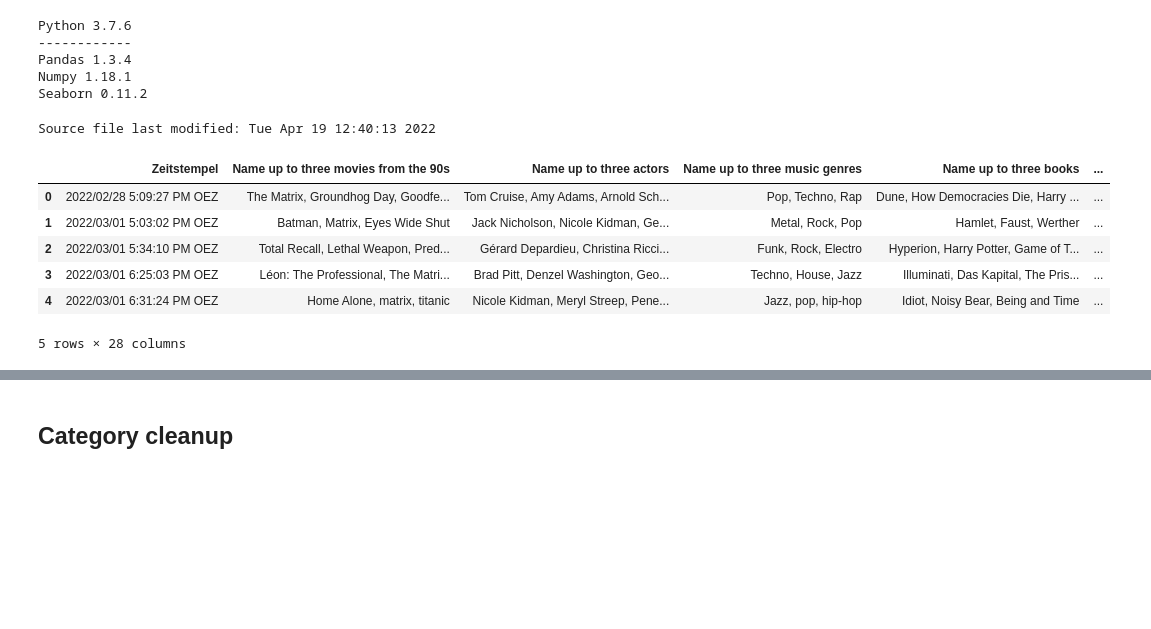
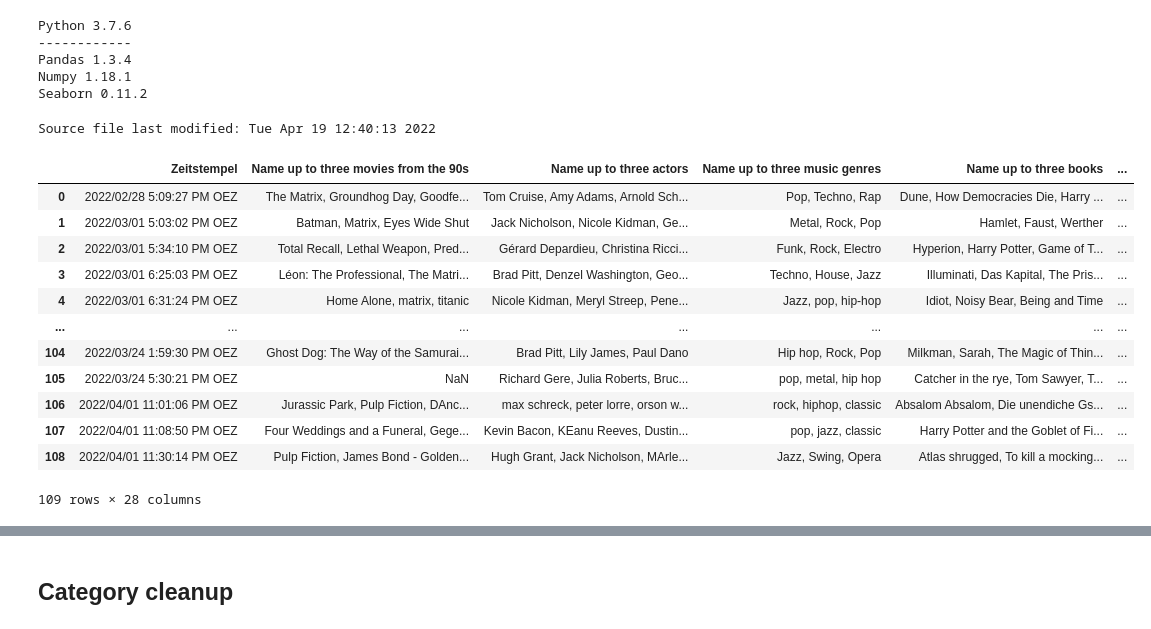
Before and after one commit to kevseitz/MAT, a Jupyter notebook: notebooks/Questionnaire_preprocessing.ipynb, the cells around one changed output, grey strips where cells are left out. Drawn from its saved outputs; the diff is of its cells as text; code cells hidden in the pictures; blank space fills up the shorter version.

```diff
--- a/notebooks/Questionnaire_preprocessing.ipynb
+++ b/notebooks/Questionnaire_preprocessing.ipynb
@@ -42,16 +42,22 @@ Seaborn 0.11.2
 # %%
 # load survey .csv-file
 df = pd.read_csv('../data/Survey_data_processed.csv', sep=';')
 
 # print last modification date of the survey file
 print("Source file last modified: %s" % time.ctime(os.path.getmtime('../data/Survey_data_processed.csv')))
-df.head()
+df
 # %% [output]
 Source file last modified: Tue Apr 19 12:40:13 2022
 |  | Zeitstempel | Name up to three movies from the 90s | Name up to three actors | Name up to three music genres | Name up to three books | ... |
 | 0 | 2022/02/28 5:09:27 PM OEZ | The Matrix, Groundhog Day, Goodfe... | Tom Cruise, Amy Adams, Arnold Sch... | Pop, Techno, Rap | Dune, How Democracies Die, Harry ... | ... |
 | 1 | 2022/03/01 5:03:02 PM OEZ | Batman, Matrix, Eyes Wide Shut | Jack Nicholson, Nicole Kidman, Ge... | Metal, Rock, Pop | Hamlet, Faust, Werther | ... |
 | 2 | 2022/03/01 5:34:10 PM OEZ | Total Recall, Lethal Weapon, Pred... | Gérard Depardieu, Christina Ricci... | Funk, Rock, Electro | Hyperion, Harry Potter, Game of T... | ... |
 | 3 | 2022/03/01 6:25:03 PM OEZ | Léon: The Professional, The Matri... | Brad Pitt, Denzel Washington, Geo... | Techno, House, Jazz | Illuminati, Das Kapital, The Pris... | ... |
 | 4 | 2022/03/01 6:31:24 PM OEZ | Home Alone, matrix, titanic | Nicole Kidman, Meryl Streep, Pene... | Jazz, pop, hip-hop | Idiot, Noisy Bear, Being and Time | ... |
+| ... | ... | ... | ... | ... | ... | ... |
+| 104 | 2022/03/24 1:59:30 PM OEZ | Ghost Dog: The Way of the Samurai... | Brad Pitt, Lily James, Paul Dano | Hip hop, Rock, Pop | Milkman, Sarah, The Magic of Thin... | ... |
+| 105 | 2022/03/24 5:30:21 PM OEZ | NaN | Richard Gere, Julia Roberts, Bruc... | pop, metal, hip hop | Catcher in the rye, Tom Sawyer, T... | ... |
+| 106 | 2022/04/01 11:01:06 PM OEZ | Jurassic Park, Pulp Fiction, DAnc... | max schreck, peter lorre, orson w... | rock, hiphop, classic | Absalom Absalom, Die unendiche Gs... | ... |
+| 107 | 2022/04/01 11:08:50 PM OEZ | Four Weddings and a Funeral, Gege... | Kevin Bacon, KEanu Reeves, Dustin... | pop, jazz, classic | Harry Potter and the Goblet of Fi... | ... |
+| 108 | 2022/04/01 11:30:14 PM OEZ | Pulp Fiction, James Bond - Golden... | Hugh Grant, Jack Nicholson, MArle... | Jazz, Swing, Opera | Atlas shrugged, To kill a mocking... | ... |
-5 rows × 28 columns
+109 rows × 28 columns
```
Also changed, not shown: parts of 37 cells of this notebook, 4 other files.
